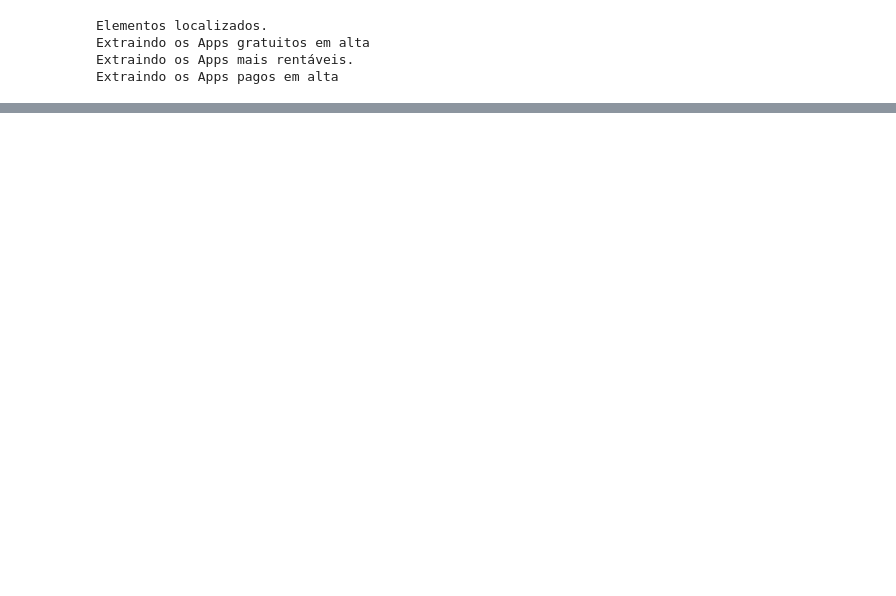
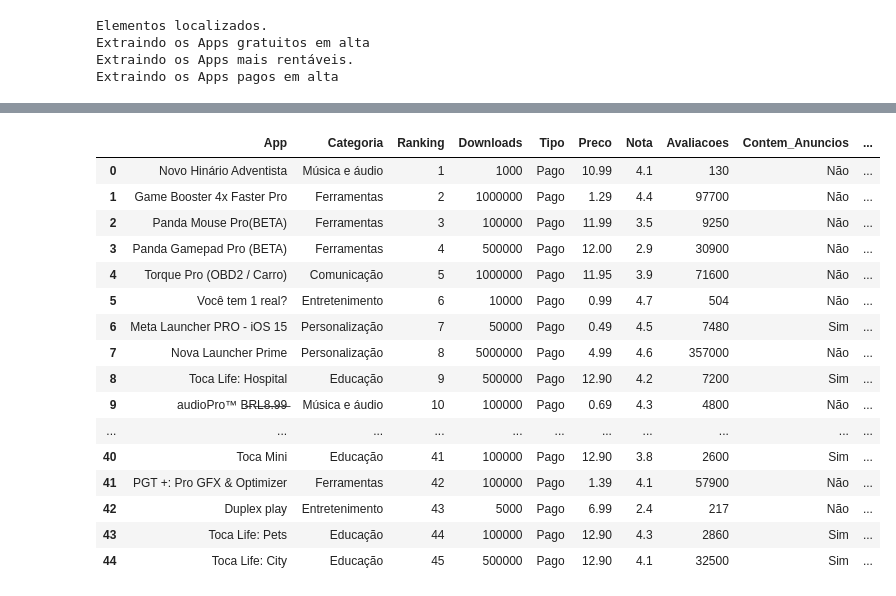
Before and after one commit to barbosawilliam/Apps_Google_Play_Data, a Jupyter notebook: play_store_reader.ipynb, the cells around one changed output, grey strips where cells are left out. Saved outputs shown, nothing was run; the diff lists cells and outputs as text; code cells hidden in the pictures; blank space fills up the shorter version.

```diff
--- a/play_store_reader.ipynb
+++ b/play_store_reader.ipynb
@@ -372,0 +325,20 @@ Data de lançamento:  27/04/2020
+# %%
+df_pagos
+# %% [output]
+|  | App | Categoria | Ranking | Downloads | Tipo | Preco | Nota | Avaliacoes | Contem_Anuncios | ... |
+| 0 | Novo Hinário Adventista | Música e áudio | 1 | 1000 | Pago | 10.99 | 4.1 | 130 | Não | ... |
+| 1 | Game Booster 4x Faster Pro | Ferramentas | 2 | 1000000 | Pago | 1.29 | 4.4 | 97700 | Não | ... |
+| 2 | Panda Mouse Pro(BETA) | Ferramentas | 3 | 100000 | Pago | 11.99 | 3.5 | 9250 | Não | ... |
+| 3 | Panda Gamepad Pro (BETA) | Ferramentas | 4 | 500000 | Pago | 12.00 | 2.9 | 30900 | Não | ... |
+| 4 | Torque Pro (OBD2 / Carro) | Comunicação | 5 | 1000000 | Pago | 11.95 | 3.9 | 71600 | Não | ... |
+| 5 | Você tem 1 real? | Entretenimento | 6 | 10000 | Pago | 0.99 | 4.7 | 504 | Não | ... |
+| 6 | Meta Launcher PRO - iOS 15 | Personalização | 7 | 50000 | Pago | 0.49 | 4.5 | 7480 | Sim | ... |
+| 7 | Nova Launcher Prime | Personalização | 8 | 5000000 | Pago | 4.99 | 4.6 | 357000 | Não | ... |
+| 8 | Toca Life: Hospital | Educação | 9 | 500000 | Pago | 12.90 | 4.2 | 7200 | Sim | ... |
+| 9 | audioPro™ B̶R̶L̶8̶.̶9̶9̶ | Música e áudio | 10 | 100000 | Pago | 0.69 | 4.3 | 4800 | Não | ... |
+| ... | ... | ... | ... | ... | ... | ... | ... | ... | ... | ... |
+| 40 | Toca Mini | Educação | 41 | 100000 | Pago | 12.90 | 3.8 | 2600 | Sim | ... |
+| 41 | PGT +: Pro GFX & Optimizer | Ferramentas | 42 | 100000 | Pago | 1.39 | 4.1 | 57900 | Não | ... |
+| 42 | Duplex play | Entretenimento | 43 | 5000 | Pago | 6.99 | 2.4 | 217 | Não | ... |
+| 43 | Toca Life: Pets | Educação | 44 | 100000 | Pago | 12.90 | 4.3 | 2860 | Sim | ... |
+| 44 | Toca Life: City | Educação | 45 | 500000 | Pago | 12.90 | 4.1 | 32500 | Sim | ... |
```
Also changed, not shown: parts of 7 cells of this notebook.
